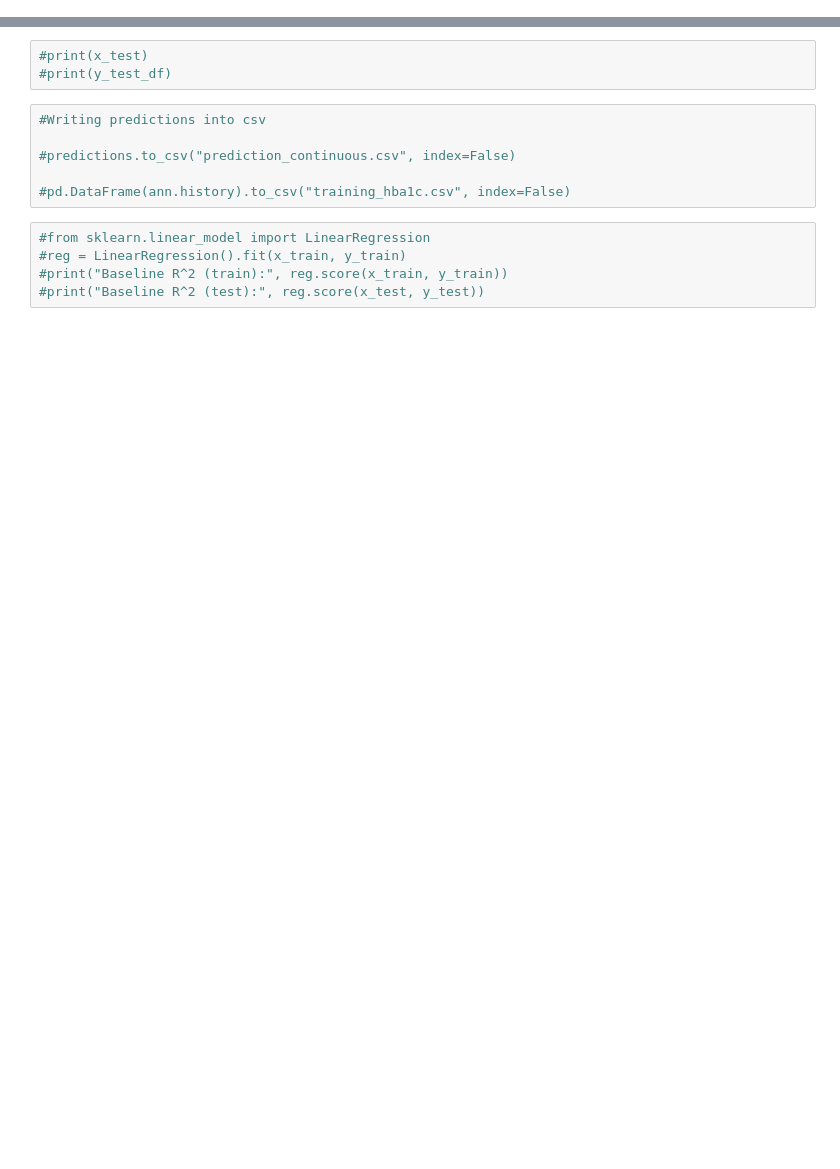
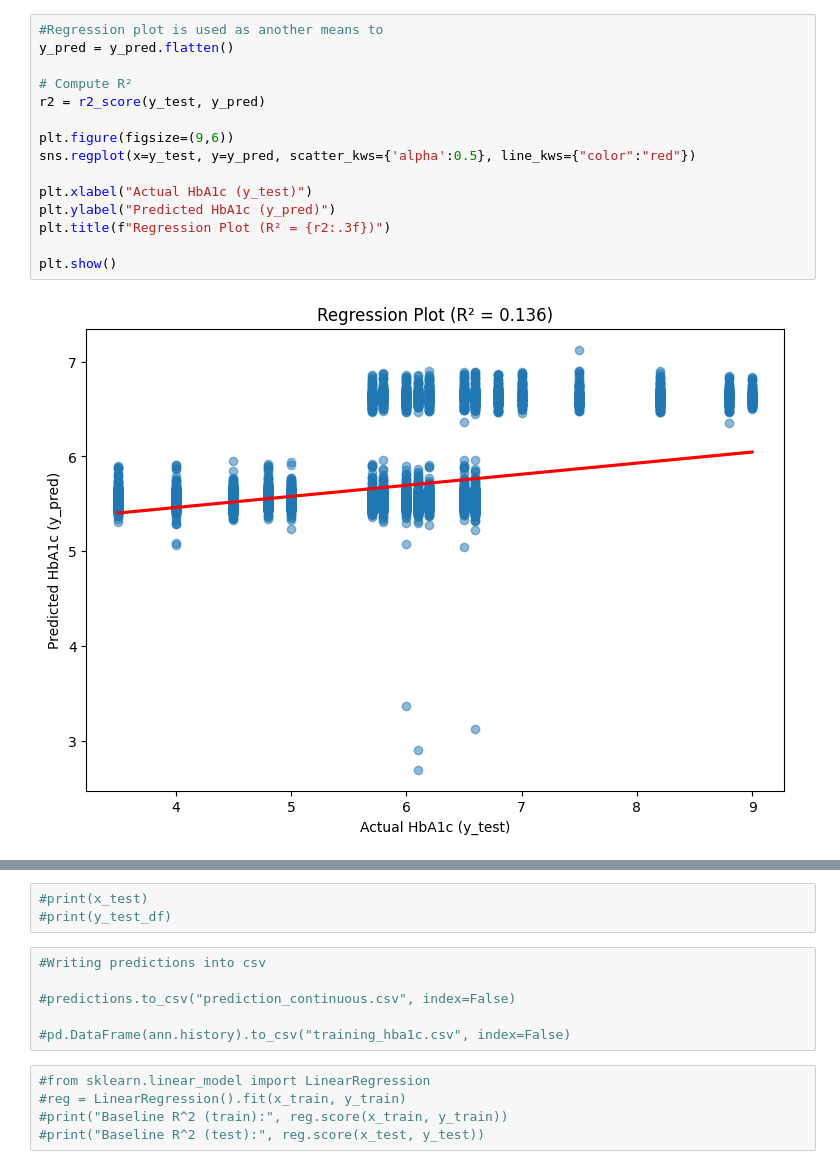
Before and after one commit to raygomez16/data309_datasciencecapstoneproject_diabetesprediction, a Jupyter notebook: 02_ANN_Model_jma538.ipynb, the cells around one changed output, grey strips where cells are left out. Drawn from its saved outputs; the diff is of its cells as text; blank space fills up the shorter version.

```diff
--- a/02_ANN_Model_jma538.ipynb
+++ b/02_ANN_Model_jma538.ipynb
@@ -209,0 +233,17 @@ plt.show()
+# %%
+#Regression plot is used as another means to
+y_pred = y_pred.flatten()
+
+# Compute R²
+r2 = r2_score(y_test, y_pred)
+
+plt.figure(figsize=(9,6))
+sns.regplot(x=y_test, y=y_pred, scatter_kws={'alpha':0.5}, line_kws={"color":"red"})
+
+plt.xlabel("Actual HbA1c (y_test)")
+plt.ylabel("Predicted HbA1c (y_pred)")
+plt.title(f"Regression Plot (R² = {r2:.3f})")
+
+plt.show()
+# %% [output]
+[figure, added]
```
Also changed, not shown: parts of 9 cells of this notebook, 2 other files.
